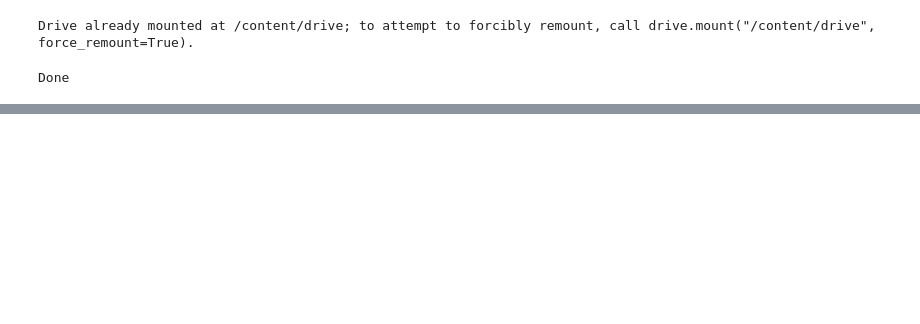
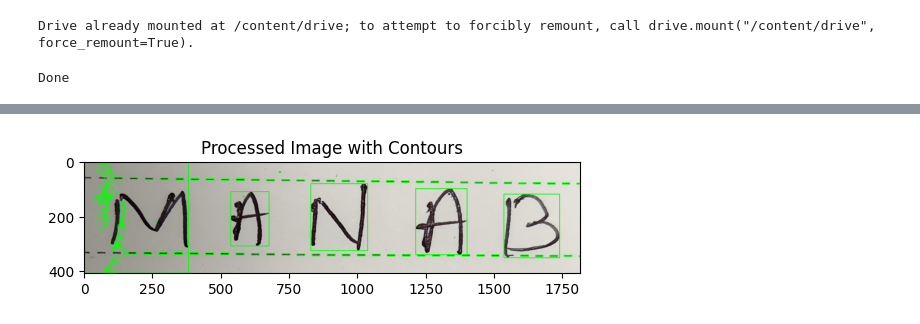
Before and after one commit to ManabBehera342/CVML_PROJECT_COLLEGE, a Jupyter notebook: Untitled10.ipynb, the cells around one changed output, grey strips where cells are left out. Drawn from its saved outputs; the diff is of its cells as text; code cells hidden in the pictures; blank space fills up the shorter version.

```diff
--- a/Untitled10.ipynb
+++ b/Untitled10.ipynb
@@ -106,0 +195,13 @@ KeyboardInterrupt:
+# %%
+def sort_contours(cnts, method="left-to-right"):
+    reverse = False
+    i = 0
+    if method == "right-to-left" or method == "bottom-to-top":
+        reverse = True
+    if method == "top-to-bottom" or method == "bottom-to-top":
+        i = 1
+    boundingBoxes = [cv2.boundingRect(c) for c in cnts]
+    (cnts, boundingBoxes) = zip(*sorted(zip(cnts, boundingBoxes),
+    key=lambda b:b[1][i], reverse=reverse))
+    # return the list of sorted contours and bounding boxes
+    return (cnts, boundingBoxes)
@@ -106,0 +238,69 @@ KeyboardInterrupt:
+# %%
+def get_word(letter):
+    word = "".join(letter)
+    return word
+# %%
+import cv2
+import numpy as np
+import matplotlib.pyplot as plt
+from zipfile import ZipFile as ZF
+
+def sort_contours(cnts, method="left-to-right"):
+    # initialize the reverse flag and the index of the
+    # contour bounding box
+    reverse = False
+    i = 0
+
+    # handle if we are sorting against the right side, bottom,
+    # or top
+    if method == "right-to-left" or method == "bottom-to-top":
+        reverse = True
+    if method == "top-to-bottom" or method == "bottom-to-top":
+        i = 1
+
+    # construct the list of bounding boxes and sort them from
+    # top to bottom or left to right
+    boundingBoxes = [cv2.boundingRect(c) for c in cnts]
+    (cnts, boundingBoxes) = __builtins__.zip(*sorted(__builtins__.zip(cnts, boundingBoxes),
+                                                     key=lambda b: b[1][i], reverse=reverse))
+    return cnts, boundingBoxes
+
+def get_letters(image_path):
+    # Read the image from the provided path
+    image = cv2.imread(image_path)
+
+    # Convert to grayscale
+    gray = cv2.cvtColor(image, cv2.COLOR_BGR2GRAY)
+
+    # Apply thresholding or edge detection
+    _, thresh = cv2.threshold(gray, 150, 255, cv2.THRESH_BINARY_INV)
+
+    # Find contours in the thresholded image
+    contours, _ = cv2.findContours(thresh, cv2.RETR_EXTERNAL, cv2.CHAIN_APPROX_SIMPLE)
+
+    # Sort contours
+    contours, _ = sort_contours(contours, method="left-to-right")
+
+    # For now, return contours and the image
+    return contours, image
+
+def get_word(contours):
+    # Placeholder function that converts contours to a word
+    # This is just a mock function; replace with actual logic
+    word = "example"
+    return word
+
+# Main processing
+letter_contours, image = get_letters("/content/IMG_20240731_150226.jpg")
+word = get_word(letter_contours)
+print(f"Extracted word: {word}")
+
+# Display the image with the contours drawn on it
+for contour in letter_contours:
+    x, y, w, h = cv2.boundingRect(contour)
+    cv2.rectangle(image, (x, y), (x + w, y + h), (0, 255, 0), 2)
+
+plt.imshow(cv2.cvtColor(image, cv2.COLOR_BGR2RGB))
+plt.title("Processed Image with Contours")
+plt.show()
+# %% [output]
@@ -106,0 +308 @@ KeyboardInterrupt:
+[figure, added]
```
Also changed, not shown: parts of 35 cells of this notebook.
